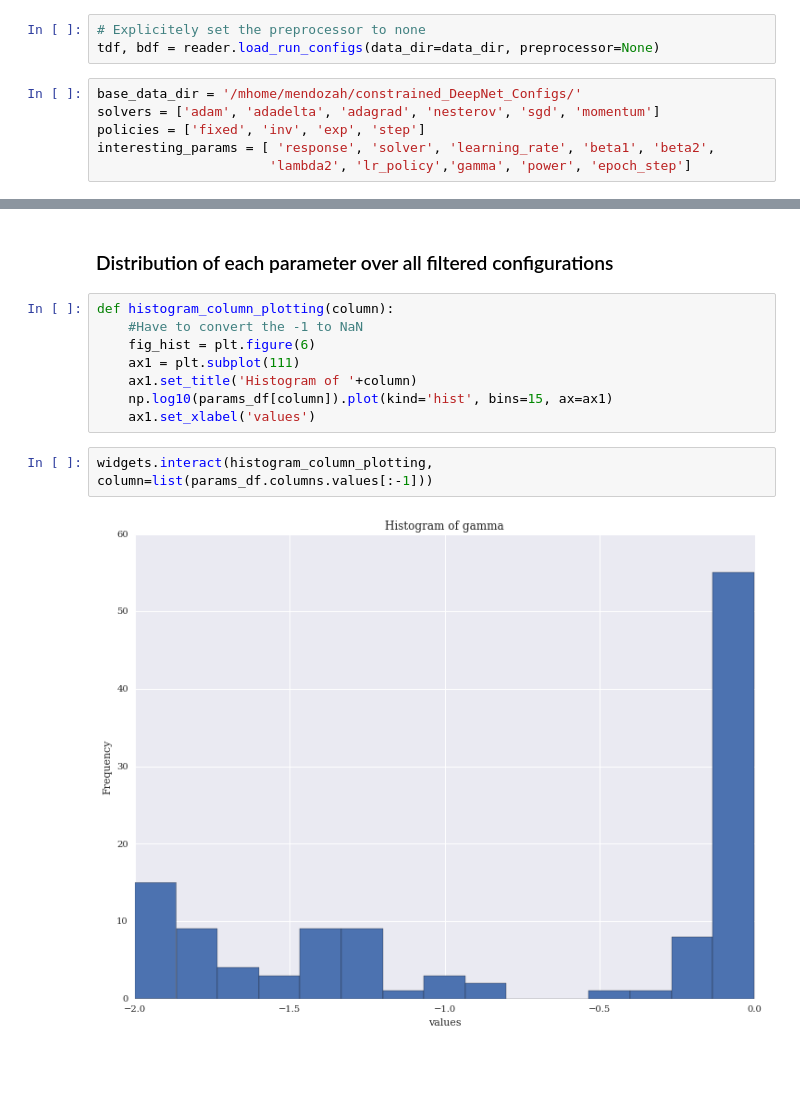
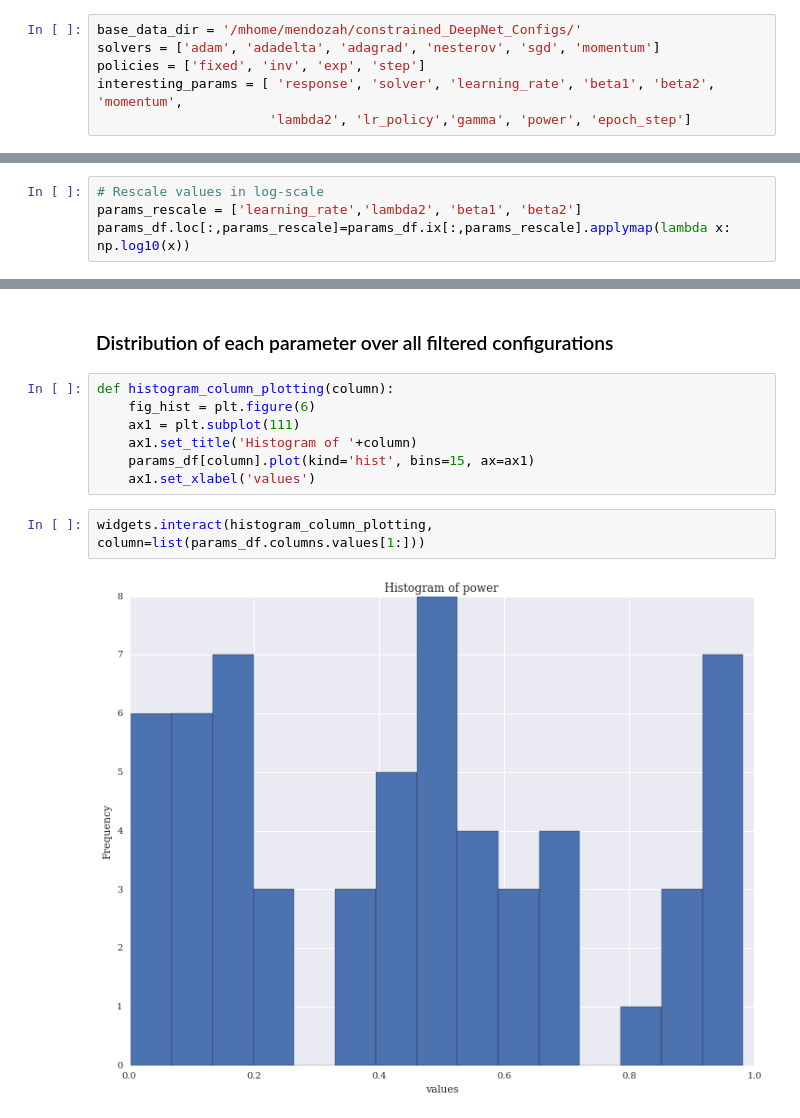
Before and after one commit to hmendozap/master-arbeit-projects, a Jupyter notebook: plotting_param_distros/Policy_vs_Solver_Response.ipynb, the cells around one changed output, grey strips where cells are left out. Saved outputs shown, nothing was run; the diff lists cells and outputs as text; blank space fills up the shorter version.

Commit message:
Improved policy vs solver viz added image folder

```diff
--- a/plotting_param_distros/Policy_vs_Solver_Response.ipynb
+++ b/plotting_param_distros/Policy_vs_Solver_Response.ipynb
@@ -25,14 +24,11 @@ data_dir = '/mhome/mendozah/constrained_DeepNet_Configs/adam_results/inv'
 dataset = '554_bac'
 # %%
 reader = cr.ConfigReader(dataset=dataset)
-# %%
-# Explicitely set the preprocessor to none
-tdf, bdf = reader.load_run_configs(data_dir=data_dir, preprocessor=None)
 # %%
 base_data_dir = '/mhome/mendozah/constrained_DeepNet_Configs/'
 solvers = ['adam', 'adadelta', 'adagrad', 'nesterov', 'sgd', 'momentum']
 policies = ['fixed', 'inv', 'exp', 'step']
-interesting_params = [ 'response', 'solver', 'learning_rate', 'beta1', 'beta2',
+interesting_params = [ 'response', 'solver', 'learning_rate', 'beta1', 'beta2', 'momentum',
                       'lambda2', 'lr_policy','gamma', 'power', 'epoch_step']
 # %%
 policy_solver_mean = []
@@ -85,3 +81,7 @@ mean_df.plot(kind='bar', yerr=sem_df)
+# %%
+# Rescale values in log-scale
+params_rescale = ['learning_rate','lambda2', 'beta1', 'beta2']
+params_df.loc[:,params_rescale]=params_df.ix[:,params_rescale].applymap(lambda x: np.log10(x))
 # %%
 # Plot the empirical CDF
 sorted_Y = (params_df.sort_values(by='response', ascending=True)['response'].values)
@@ -206,13 +202,12 @@ widgets.interact(histogram_group_column_plotting, grouping=Groups, column=Plott)
 ### Distribution of each parameter over all filtered configurations
 # %%
 def histogram_column_plotting(column):
-    #Have to convert the -1 to NaN
     fig_hist = plt.figure(6)
     ax1 = plt.subplot(111)
     ax1.set_title('Histogram of '+column)
-    np.log10(params_df[column]).plot(kind='hist', bins=15, ax=ax1)
+    params_df[column].plot(kind='hist', bins=15, ax=ax1)
     ax1.set_xlabel('values')
 # %%
-widgets.interact(histogram_column_plotting, column=list(params_df.columns.values[:-1]))
+widgets.interact(histogram_column_plotting, column=list(params_df.columns.values[1:]))
 # %% [output]
-[figure, old version]
+[figure, new version]
```
Also changed, not shown: parts of 17 cells of this notebook, 4 other files.
